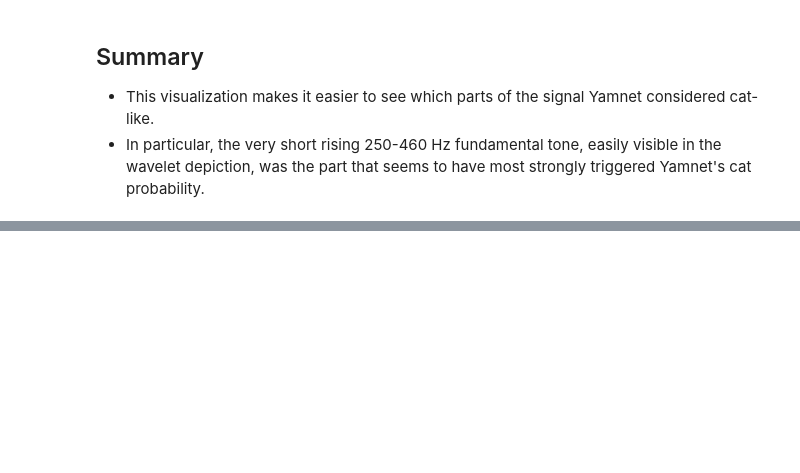
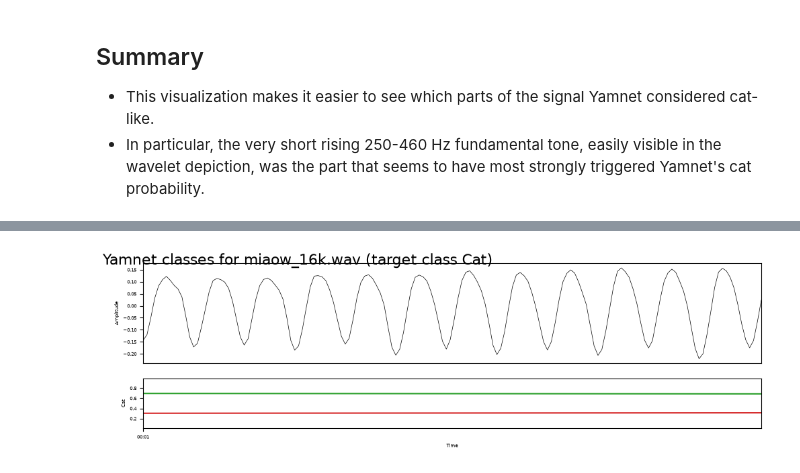
Before and after one commit to ramayer/audio-classifier-visualizer, a Jupyter notebook: notebooks/yamnet_example.ipynb, the cells around one changed output, grey strips where cells are left out. Drawn from its saved outputs; the diff is of its cells as text; code cells hidden in the pictures; blank space fills up the shorter version.

```diff
--- a/notebooks/yamnet_example.ipynb
+++ b/notebooks/yamnet_example.ipynb
@@ -125,0 +167,13 @@ duration is 6.731125 seconds - so expect 13.023177083333334 yamnet bins
+# %%
+
+viz.show(
+    start_time=1,
+    end_time=1.01,
+    tracks=(Track.WAVEFORM, Track.SIMILARITY_LINES),
+    target_class="Cat",
+    title="Yamnet classes for miaow_16k.wav (target class Cat)",
+    width=10,
+    height=3,
+)
+# %% [output]
+[figure, added]
```
Also changed, not shown: parts of 5 cells of this notebook, 14 other files.
